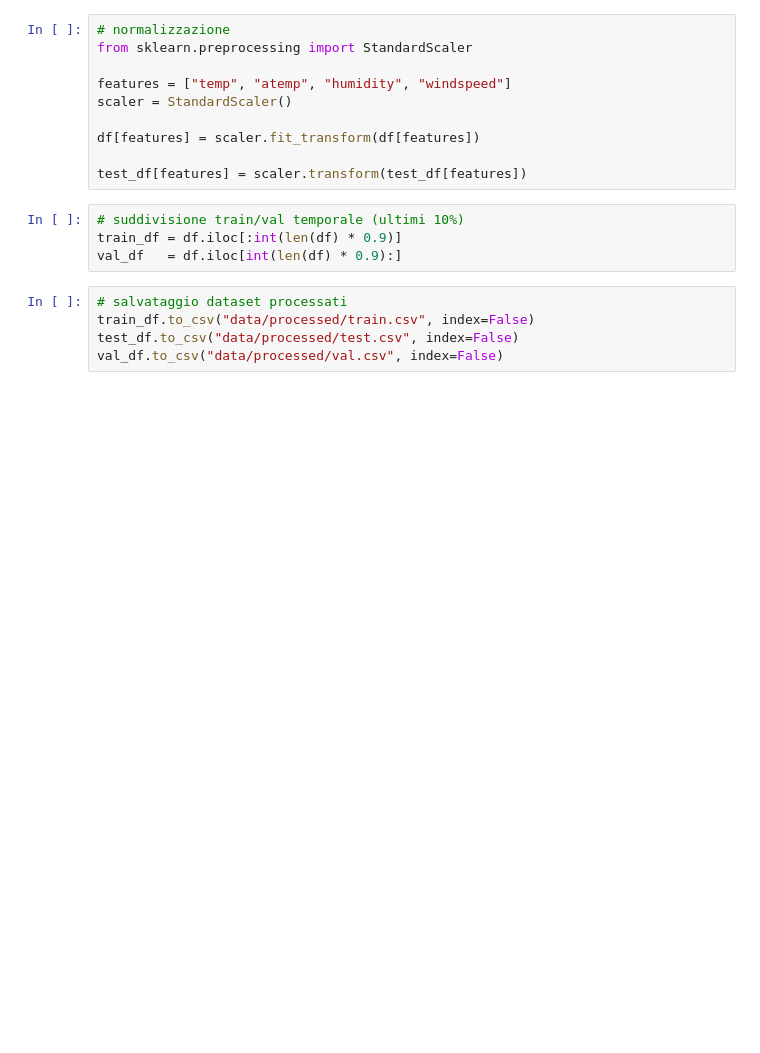
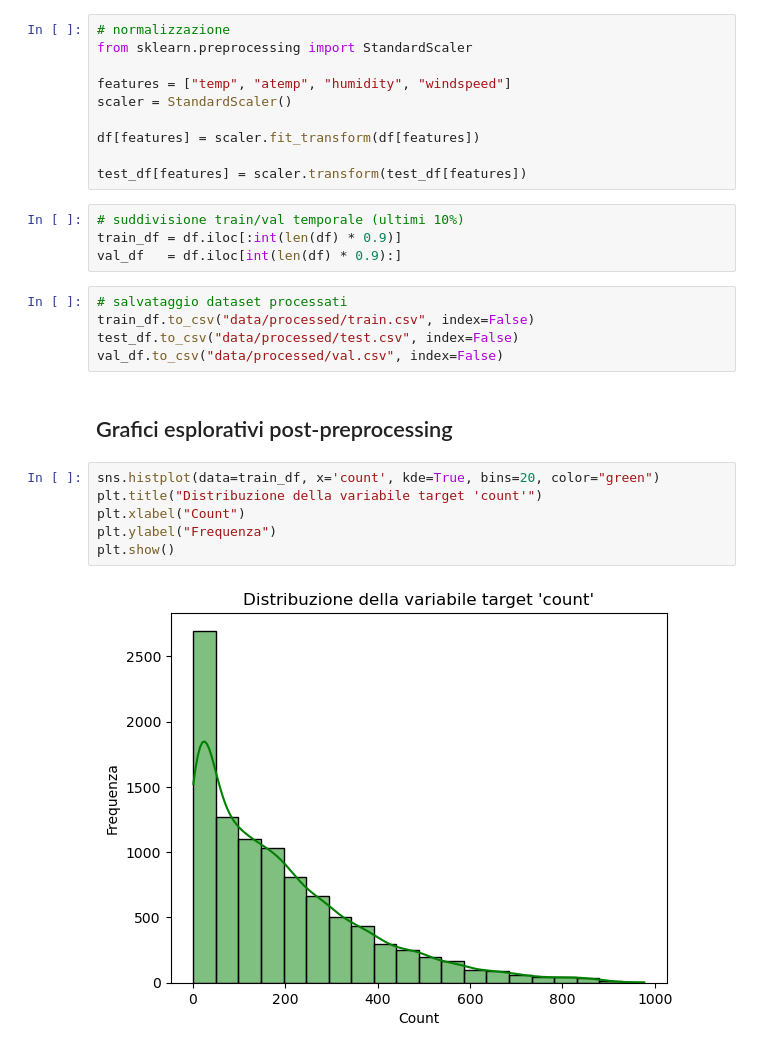
Before and after one commit to SkybunNataliia/Progetto-AI, a Jupyter notebook: report.ipynb, the cells around one changed output. Drawn from its saved outputs; the diff is of its cells as text; blank space fills up the shorter version.

Commit message:
Add: exploratory charts

```diff
--- a/report.ipynb
+++ b/report.ipynb
@@ -134,3 +134,13 @@ val_df   = df.iloc[int(len(df) * 0.9):]
 train_df.to_csv("data/processed/train.csv", index=False)
 test_df.to_csv("data/processed/test.csv", index=False)
 val_df.to_csv("data/processed/val.csv", index=False)
+# %% [markdown]
+## Grafici esplorativi post-preprocessing
+# %%
+sns.histplot(data=train_df, x='count', kde=True, bins=20, color="green")
+plt.title("Distribuzione della variabile target 'count'")
+plt.xlabel("Count")
+plt.ylabel("Frequenza")
+plt.show()
+# %% [output]
+[figure, added]
```
Also changed, not shown: parts of 3 cells of this notebook.
